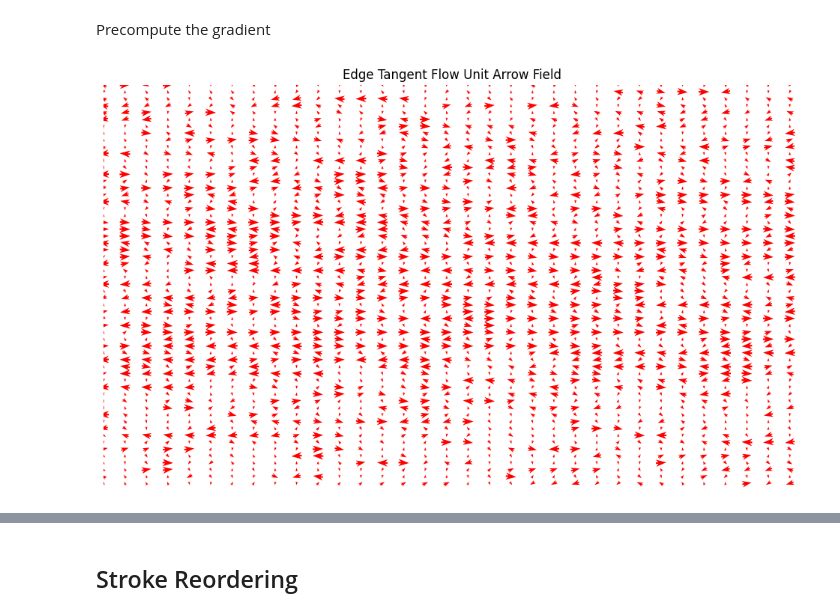
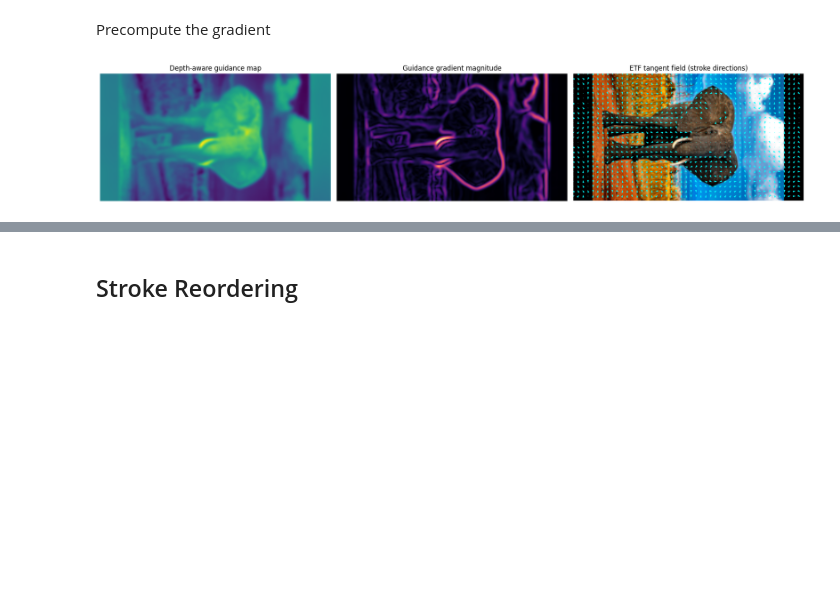
Before and after one commit to SimonMeersschaut/paint-bot, a Jupyter notebook: src/stroke_generation.ipynb, the cells around one changed output, grey strips where cells are left out. Drawn from its saved outputs; the diff is of its cells as text; code cells hidden in the pictures; blank space fills up the shorter version.

Commit message:
Pose estimation step 1
(Not a working version yet)

```diff
--- a/src/stroke_generation.ipynb
+++ b/src/stroke_generation.ipynb
@@ -155,57 +205,52 @@ vector_field = (unit_x, unit_y)
 # %%
 import matplotlib.pyplot as plt
+import numpy as np
 
-# 3. Generate coordinates for plotting the quiver arrows
-# (Quiver plots look messy if you plot every single pixel, so we step/sample every 10th pixel)
-step = 4
+# Visualize the generated depth-aware guidance gradient and ETF tangent field
+step = 5
 y_indices, x_indices = np.mgrid[0:H:step, 0:W:step]
+sample_x = unit_x[::step, ::step]
+sample_y = unit_y[::step, ::step]
 
-# Flatten arrays for matplotlib quiver
-xx = x_indices.ravel()
-yy = y_indices.ravel()
-sample_x = unit_x[::step, ::step].ravel()
-sample_y = unit_y[::step, ::step].ravel()
+# Gradient magnitude of the guidance map (before ETF)
+gy, gx = np.gradient(guidance_smoothed)
+grad_mag = np.sqrt(gx**2 + gy**2)
 
-length = np.sqrt(sample_x ** 2 + sample_y ** 2)
-zero_mask = length == 0
+fig, axes = plt.subplots(1, 3, figsize=(18, 6))
 
-if np.any(zero_mask):
-    # Generate random angles for the zero-length vectors
-    random_angles = np.random.uniform(0, 2 * np.pi, size=np.sum(zero_mask))
+# 1) Blended guidance map used to build the field
+axes[0].imshow(guidance_smoothed, cmap="viridis")
+axes[0].set_title("Depth-aware guidance map")
+axes[0].axis("off")
 
-    # Assign random unit vector coordinates to those positions
-    sample_x[zero_mask] = np.cos(random_angles)
-    sample_y[zero_mask] = np.sin(random_angles)
+# 2) Gradient magnitude of the guidance map
+axes[1].imshow(grad_mag, cmap="magma")
+axes[1].set_title("Guidance gradient magnitude")
+axes[1].axis("off")
 
-    # Update the length array to 1.0 for these new vectors so division doesn't fail
-    length[zero_mask] = 1.0
-
-# 4. Plotting
-fig, ax = plt.subplots(figsize=(12, 7))
-
-ax.quiver(
-    xx,
-    yy,
-    sample_x / length,
-    sample_y / length,
+# 3) ETF vector field over the image used for strokes
+axes[2].imshow(np_resized_image)
+axes[2].quiver(
+    x_indices,
+    y_indices,
+    sample_x,
+    sample_y,
+    color="cyan",
     angles="xy",
     scale_units="xy",
-    scale=0.5,  # Adjust scale if arrows look too long/short
-    width=0.003,  # Scaled down slightly so it's less crowded
-    headwidth=4.5,
-    headlength=6.5,
-    headaxislength=5.0,
+    scale=0.35,
+    width=0.0025,
     pivot="mid",
-    color="red",  # Added color so arrows stand out against the image
 )
+axes[2].set_title("ETF tangent field (stroke directions)")
+axes[2].set_xlim(0, W)
+axes[2].set_ylim(H, 0)
+axes[2].axis("off")
 
-ax.set_title("Edge Tangent Flow Unit Arrow Field")
-ax.set_xlim(0, W)
-ax.set_ylim(H, 0)  # Inverted Y-axis to match typical image coordinate space
-ax.axis("off")
+plt.tight_layout()
 plt.show()
 # %% [output]
-[figure, old version]
+[figure, new version]
 # %%
 Hyperparameters.COLOR_METHOD = PaletteColorsOnly()
 
```
Also changed, not shown: parts of 9 cells of this notebook, 8 other files.
